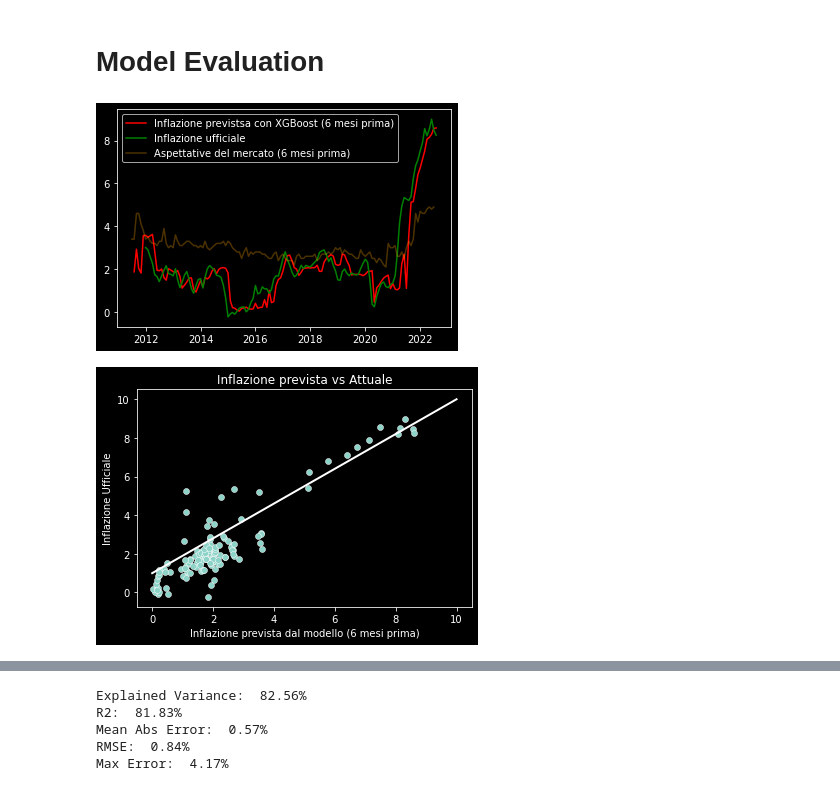
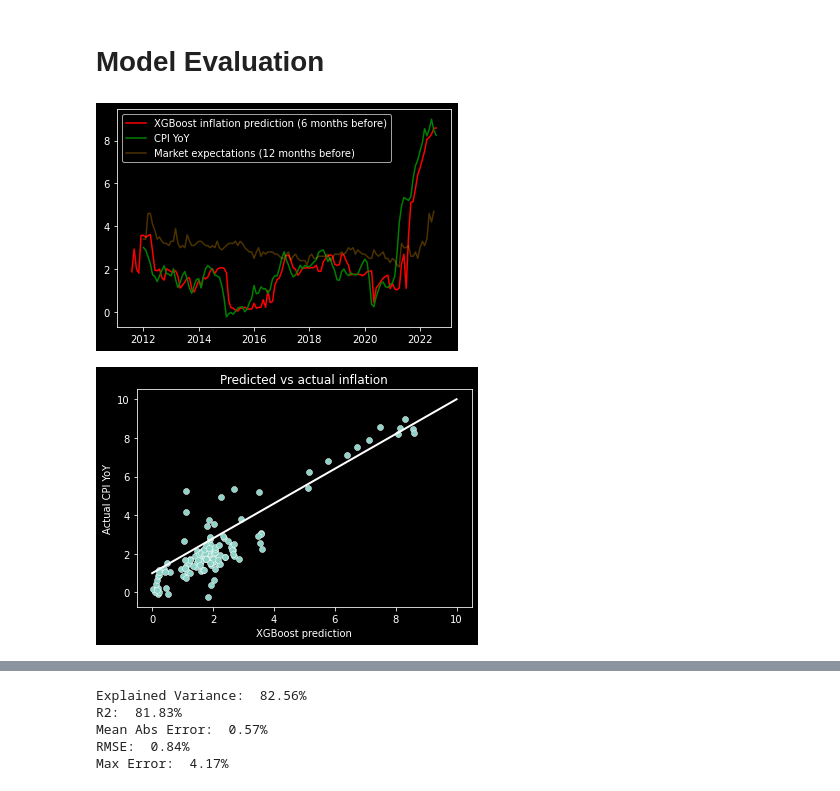
Before and after one commit to enexqnt/quantallocation, a Jupyter notebook: Inflation XGBoost.ipynb, the cells around one changed output, grey strips where cells are left out. Cells and saved outputs as stored; diff of their text form; code cells hidden in the pictures.

```diff
--- a/Inflation XGBoost.ipynb
+++ b/Inflation XGBoost.ipynb
@@ -155,10 +155,10 @@ for param in parameters_:
         y_train, y_test = df_train.iloc[train_index,-1], df_train.iloc[test_index,-1]
         model.fit(X_train, y_train)
 
-        y_binary = model.predict(X_test)
+        y_pr = model.predict(X_test)
 
         # scoring
-        acc.append(r2_score(y_test,y_binary))
+        acc.append(r2_score(y_test,y_pr))
     accuracy.append(np.mean(acc))
 
 best_param = parameters_[np.argmax(accuracy)]
@@ -184,11 +184,11 @@ for i in range(roll+forecast_windows,len(df_test)):
     predicted.append(y_pred)
 # %%
 predicted_df=pd.DataFrame(predicted,index=df_test.iloc[forecast_windows+roll:].index)
-plt.plot(predicted_df,label='Inflazione previstsa con XGBoost (6 mesi prima)',color='red')
-plt.plot(inflation['2012':],label='Inflazione ufficiale',color='green')
-plt.plot(expected['2011':].shift(forecast_windows),label='Aspettative del mercato (6 mesi prima)',alpha=0.3,color='orange')
+plt.plot(predicted_df,label='XGBoost inflation prediction (6 months before)',color='red')
+plt.plot(inflation['2012':],label='CPI YoY',color='green')
+plt.plot(expected['2011':].shift(12), label='Market expectations (12 months before)',alpha=0.3,color='orange')
 plt.legend()
 plt.show()
 # %% [output]
-[figure, old version]
+[figure, new version]
 # %%
@@ -199,10 +199,10 @@ y_actual=df.loc[df_test.index]['CORESTICKM159SFRBATL'].iloc[roll+forecast_window
 #sns.scatterplot(x=expected.loc[df_test.index].iloc[:,0],y=df_test['CORESTICKM159SFRBATL'],label='Market expectation')
 sns.scatterplot(x=predicted_df.iloc[:,0],y=y_actual,label='')
 plt.plot([0, 10], [1, 10], linewidth=2,color='white')
-plt.xlabel('Inflazione prevista dal modello (6 mesi prima)')
-plt.ylabel('Inflazione Ufficiale')
+plt.xlabel('XGBoost prediction')
+plt.ylabel('Actual CPI YoY')
 
-plt.title('Inflazione prevista vs Attuale')
+plt.title('Predicted vs actual inflation')
 plt.show()
 # %% [output]
-[figure, old version]
+[figure, new version]
```
Also changed, not shown: parts of 7 cells of this notebook.
